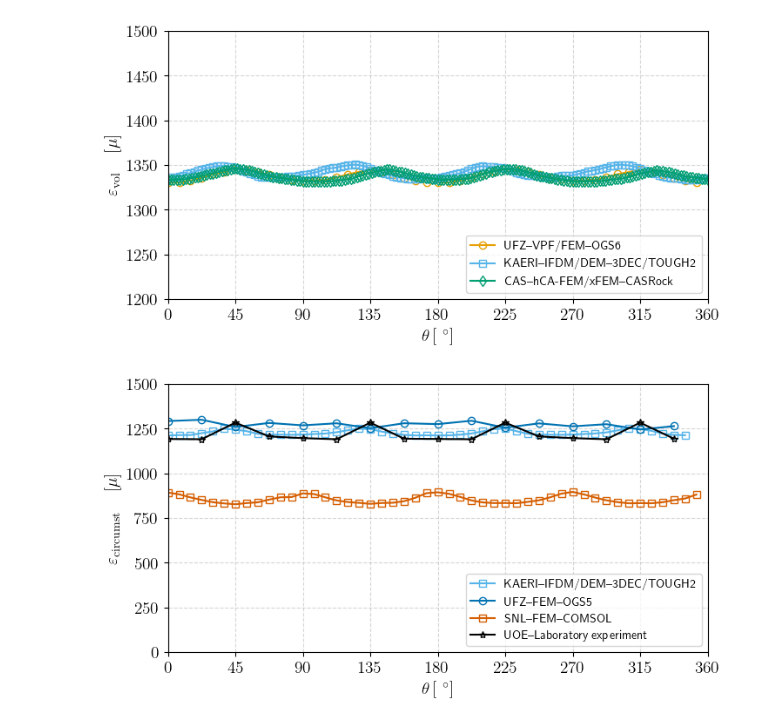
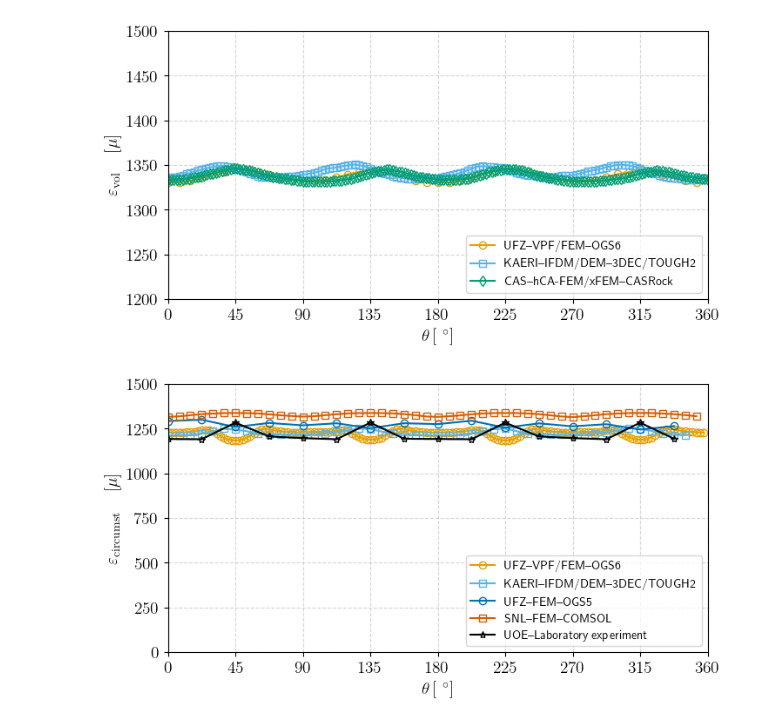
Before and after one commit to MostafaMollaali/GreatCell_benchmark, a Jupyter notebook: 3D/GreatCell3d.ipynb, the cells around one changed output. Drawn from its saved outputs; the diff is of its cells as text; code cells hidden in the pictures.

Commit message:
updating the results of surf strain-intact sample

```diff
--- a/3D/GreatCell3d.ipynb
+++ b/3D/GreatCell3d.ipynb
@@ -370,7 +370,7 @@ def get_surf_strain(out):
     u_0 = []
     # getting points at radius of 0.097
     for node_id, x in enumerate(mesh.points):
-        if (abs(x[2]-0.1)<1e-6 and abs(x[0]**2+x[1]**2-0.097**2)<1e-6):
+        if (abs(x[2]-0.1)<1e-6 and abs(x[0]**2+x[1]**2-0.09**2)<1e-6):  #0.097
             theta =math.atan2(x[1], x[0])
             if theta < 0:
                 theta += 2*math.pi
@@ -541,15 +535,15 @@ great_cell_3d_SDprocess.prj
 angles_vol_UFZ_tri, strain_vol_UFZ_tri = get_vol_strain('results_M1_triaxial')
 strain_vol_UFZ_flipped_tri = np.insert(np.flip(strain_vol_UFZ_tri[1:]),0, strain_vol_UFZ_tri[0])
 
-# angles_surf_UFZ_tri, strain_surf_UFZ_tri = get_surf_strain('results_M1_triaxial')
-# strain_surf_UFZ_flipped_tri = np.insert(np.flip(strain_surf_UFZ_tri[1:]),0, strain_surf_UFZ_tri[0])
+angles_surf_UFZ_tri, strain_surf_UFZ_tri = get_surf_strain('results_M1_triaxial')
+strain_surf_UFZ_flipped_tri = np.insert(np.flip(strain_surf_UFZ_tri[1:]),0, strain_surf_UFZ_tri[0])
 
 
 angles_vol_UFZ_elip_axisym, strain_vol_UFZ_elip_axisym = get_vol_strain('results_M1_axisymmetric')
 strain_vol_UFZ_elip_flipped_axisym = np.insert(np.flip(strain_vol_UFZ_elip_axisym[1:]),0, strain_vol_UFZ_elip_axisym[0])
 
-# angles_surf_UFZ_elip_axisym, strain_surf_UFZ_elip_axisym = get_surf_strain('results_M1_axisymmetric')
-# strain_surf_UFZ_elip_flipped_axisym = np.insert(np.flip(strain_surf_UFZ_elip_axisym[1:]),0, strain_surf_UFZ_elip_axisym[0])
+angles_surf_UFZ_elip_axisym, strain_surf_UFZ_elip_axisym = get_surf_strain('results_M1_axisymmetric')
+strain_surf_UFZ_elip_flipped_axisym = np.insert(np.flip(strain_surf_UFZ_elip_axisym[1:]),0, strain_surf_UFZ_elip_axisym[0])
 
 #----------------------------------------------------------------------------------------------------
 #UFZ--VPF/FEM--OGS5
@@ -593,11 +587,11 @@ strain_surf_CAS_T2 = np.array(df['Unnamed: 5'][8:])
 #SNL--FEM--COMSOL
 #----------------------------------------------------------------------------------------------------
 # volumetric COMSOL
-df = pd.read_excel(r'./Data/M1solidbodystrainmodelingresults_COMSOL_SNL.xlsx')
+df = pd.read_excel(r'./Data/M1solidbodystrainmodelingresults_COMSOL_SNL_Rev1_Aug_30_23.xlsx')
 angles_COMSOL =np.array(df['M1 -True Triaxial Case'][1:])
 strain_vol_COMSOL = np.array(df['Unnamed: 2'][1:])
 
-df = pd.read_excel(r'./Data/M1solidbodystrainmodelingresults_COMSOL_SNL.xlsx', sheet_name='Axisymmetric_model')
+df = pd.read_excel(r'./Data/M1solidbodystrainmodelingresults_COMSOL_SNL_Rev1_Aug_30_23.xlsx', sheet_name='Axisymmetric_model')
 angles_COMSOL_T2 =np.array(df['M1 -Axisymmetric Case'][1:])
 strain_vol_COMSOL_T2 = np.array(df['Unnamed: 2'][1:])
 
@@ -695,25 +689,26 @@ plt.show()
 # %%
 fig = plt.figure(figsize=(8, 4))  # Adjust width and height as needed
 ax = fig.add_subplot(1, 1, 1)
 
+plt.plot(angles_surf_UFZ_elip_axisym*180/math.pi,strain_surf_UFZ_elip_axisym*1e6,  marker=markers[0],fillstyle='none', color=colors[0], label='UFZ--VPF/FEM--OGS6')
 plt.plot(kaeri_2[:,0],kaeri_2[:,1],  marker=markers[1],fillstyle='none', color=colors[1], label='KAERI--IFDM/DEM--3DEC/TOUGH2')
 plt.plot(angles_ogs5_T2,strain_surf_ogs5_T2,  marker=markers[4],fillstyle='none', color=colors[4], label='UFZ--FEM--OGS5')
 plt.plot(angles_COMSOL_T2,strain_vol_COMSOL_T2,  marker=markers[5],fillstyle='none', color=colors[5], label='SNL--FEM--COMSOL')
 plt.plot(angles_exp_T2,strain_surf_exp_T2,  marker=markers[3],fillstyle='none', color='black', label='UOE--Laboratory experiment')
 
 plt.grid(linestyle='dashed')
 major_ticks = np.arange(0, 370, 45)
 ax.set_xticks(major_ticks)
 ax.grid(which='both')
 ax.grid(which='major', alpha=0.5)
 ax.tick_params(axis='x', labelsize=14)  # Increase font size of x-axis
 ax.tick_params(axis='y', labelsize=14)  # Increase font size of y-axis
 plt.ylim([0,1500])
 plt.xlim([0,360])
 plt.ylabel(r'$\varepsilon_{\mathrm{circumst}} \quad \left[\mathrm{\mu}\right]$',fontsize =14)
 plt.xlabel(r'$\theta \left[~^{\circ} \right]$',fontsize =14)
 legend_ = ax.legend(loc='lower right')
 plt.savefig('surfacestrain_M1_3D_axi.pdf', format='pdf', bbox_inches='tight', dpi=400)
 plt.show()
 # %% [output]
-[figure, old version]
+[figure, new version]
```
Also changed, not shown: parts of 8 cells of this notebook.
